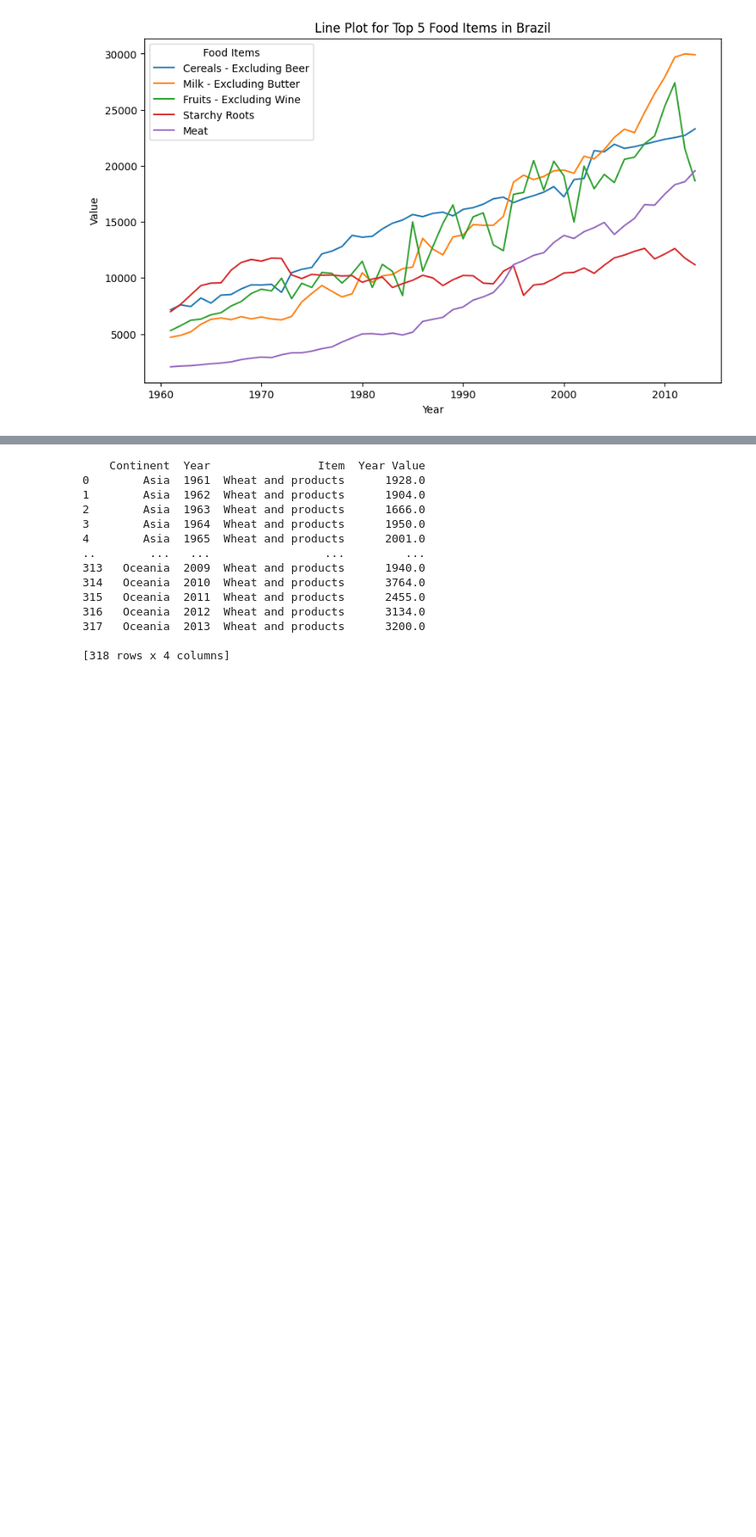
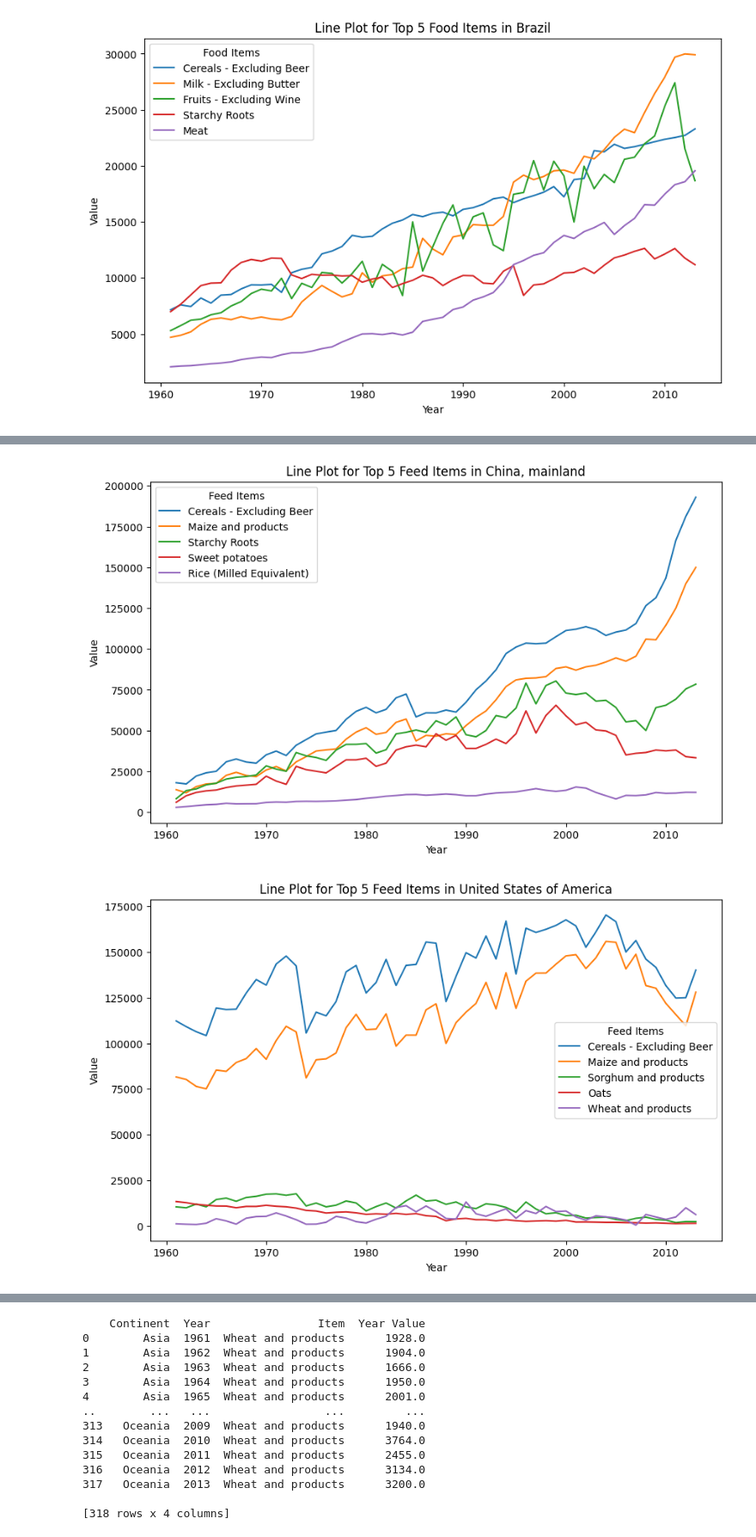
Before and after one commit to JoshuaEntrata/DataViz_Assessment1, a Jupyter notebook: line_plot.ipynb, the cells around one changed output, grey strips where cells are left out. Shown at 86% size. Drawn from its saved outputs; the diff is of its cells as text; code cells hidden in the pictures; blank space fills up the shorter version.

```diff
--- a/line_plot.ipynb
+++ b/line_plot.ipynb
@@ -67,13 +67,13 @@ def extract_year_values(df):
 
 
 
-def plot_top_items(df, area, items, element):
+def plot_top_items(df, area, items, element, str):
     plt.figure(figsize=(10, 6))
 
     # Loop through each item and filter, extract, and plot the data
     for item in items:
         # Filter the DataFrame for the specified area, item, and element
-        filtered_df = df[(df['area'] == area) & (df['item'] == item) & (df['element'] == element)]
+        filtered_df = df[(df[str] == area) & (df['item'] == item) & (df['element'] == element)]
 
         # Extract year values
         year_df = extract_year_values(filtered_df)
@@ -95,10 +95,14 @@ for area in areas:
     food_items = top_5_food[(top_5_food['area'] == area) & (top_5_food['element'] == 'Food')]['item'].values
 
     # Call the function to create the plot
-    plot_top_items(merged_df, area, food_items, 'Food')
+    plot_top_items(merged_df, area, food_items, 'Food', 'area')
 # %% [output]
 [figure]
 [figure]
 [figure]
 [figure]
 [figure]
+# %%
+top_5_feed = merged_df[filtered_feed].groupby(['area', 'item', 'element'])['average_production'].mean()
+top_5_feed = top_5_feed.groupby('area').nlargest(5).reset_index(level=0, drop=True).reset_index()
+top_5_feed
@@ -104,0 +127,11 @@ for area in areas:
+# %%
+areas = top_5_areas.index.tolist()
+
+for area in areas:
+    feed_items = top_5_feed[(top_5_feed['area'] == area) & (top_5_feed['element'] == 'Feed')]['item'].values
+
+    # Call the function to create the plot
+    plot_top_items(merged_df, area, feed_items, 'Feed', 'area')
+# %% [output]
+[figure, added]
+[figure, added]
```
Also changed, not shown: parts of 5 cells of this notebook.
